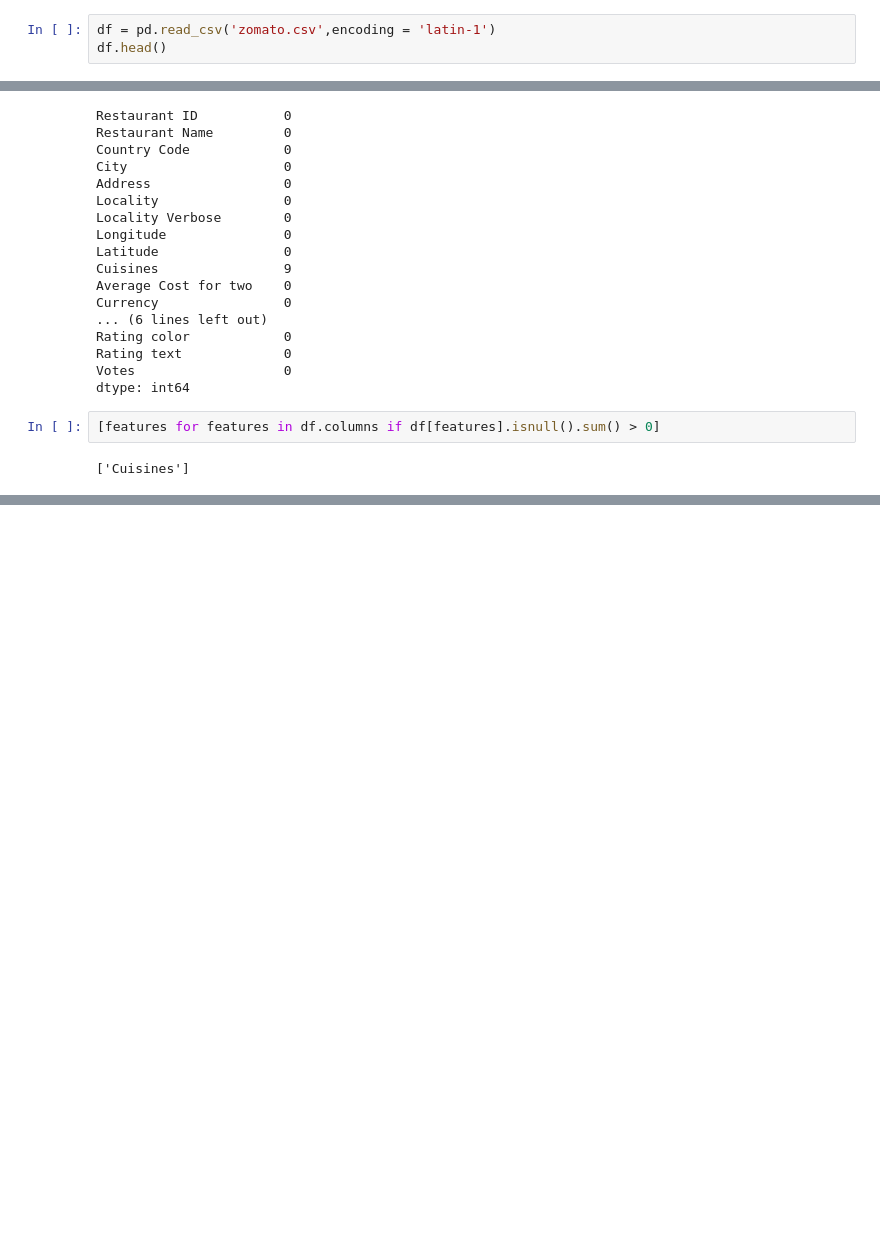
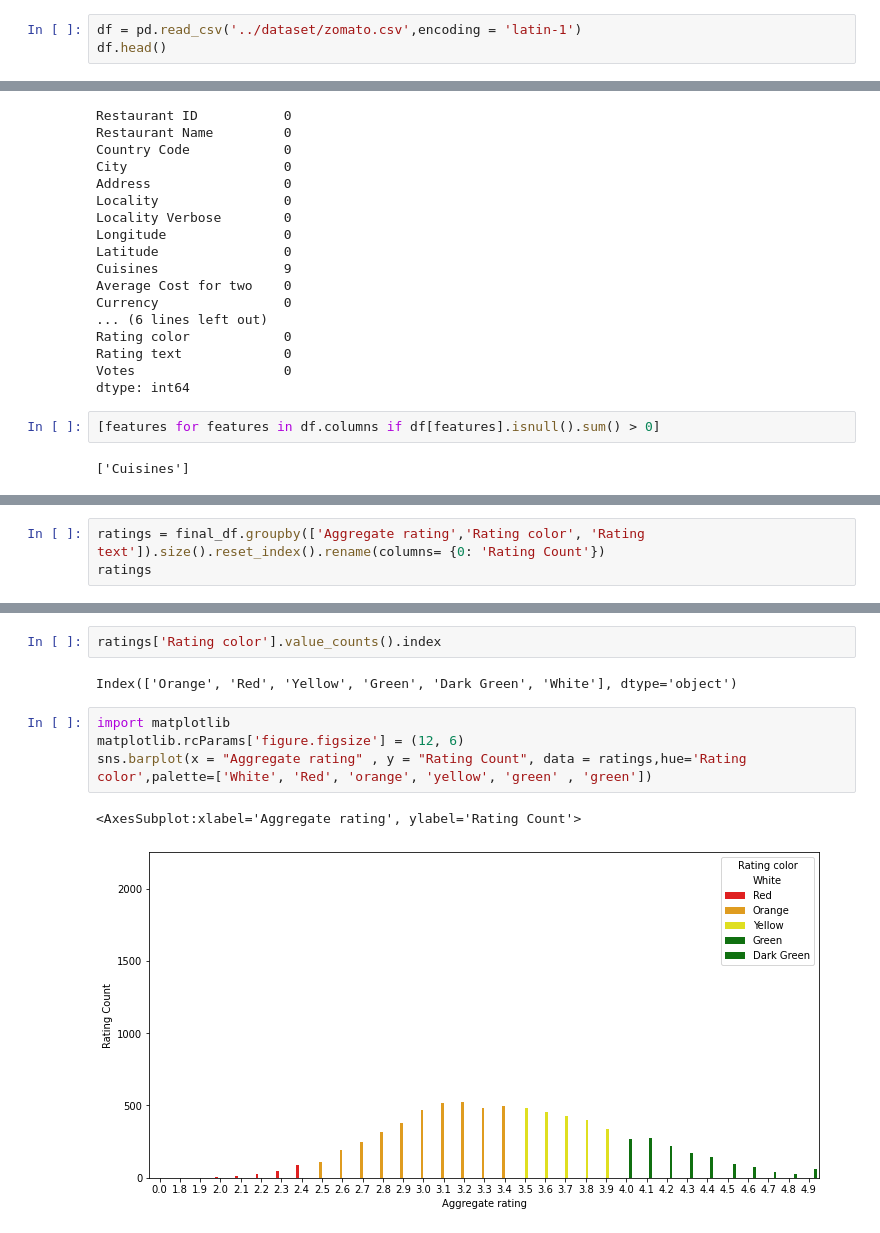
Before and after one commit to Codewtithdips/Data-Science, a Jupyter notebook: Zomato Dataset(EDA).ipynb, the cells around one changed output, grey strips where cells are left out. Drawn from its saved outputs; the diff is of its cells as text; blank space fills up the shorter version.

```diff
--- a/Zomato Dataset(EDA).ipynb
+++ b/Zomato Dataset(EDA).ipynb
@@ -65,7 +65,7 @@ import matplotlib.pyplot as plt
 import seaborn as sns
 %matplotlib inline
 # %%
-df = pd.read_csv('zomato.csv',encoding = 'latin-1')
+df = pd.read_csv('../dataset/zomato.csv',encoding = 'latin-1')
 df.head()
 # %% [output]
 |  | Restaurant ID | Restaurant Name | Country Code | City | Address | Locality | Locality Verbose | Longitude | ... |
@@ -149,0 +214,3 @@ dtype: int64
+# %%
+ratings = final_df.groupby(['Aggregate rating','Rating color', 'Rating text']).size().reset_index().rename(columns= {0: 'Rating Count'})
+ratings
@@ -149,0 +239,11 @@ dtype: int64
+# %%
+ratings['Rating color'].value_counts().index
+# %% [output]
+Index(['Orange', 'Red', 'Yellow', 'Green', 'Dark Green', 'White'], dtype='object')
+# %%
+import matplotlib
+matplotlib.rcParams['figure.figsize'] = (12, 6)
+sns.barplot(x = "Aggregate rating" , y = "Rating Count", data = ratings,hue='Rating color',palette=['White', 'Red', 'orange', 'yellow', 'green' , 'green'])
+# %% [output]
+<AxesSubplot:xlabel='Aggregate rating', ylabel='Rating Count'>
+[figure, added]
```
Also changed, not shown: parts of 12 cells of this notebook.
